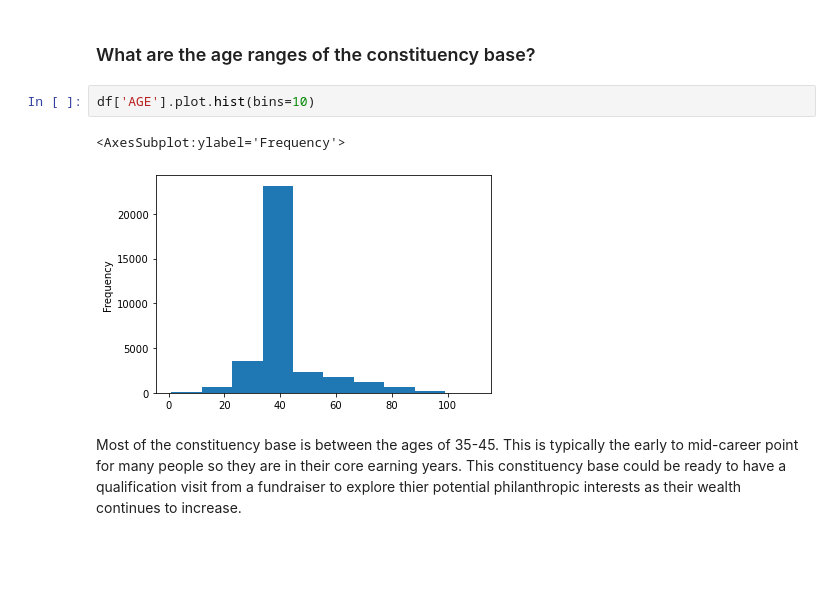
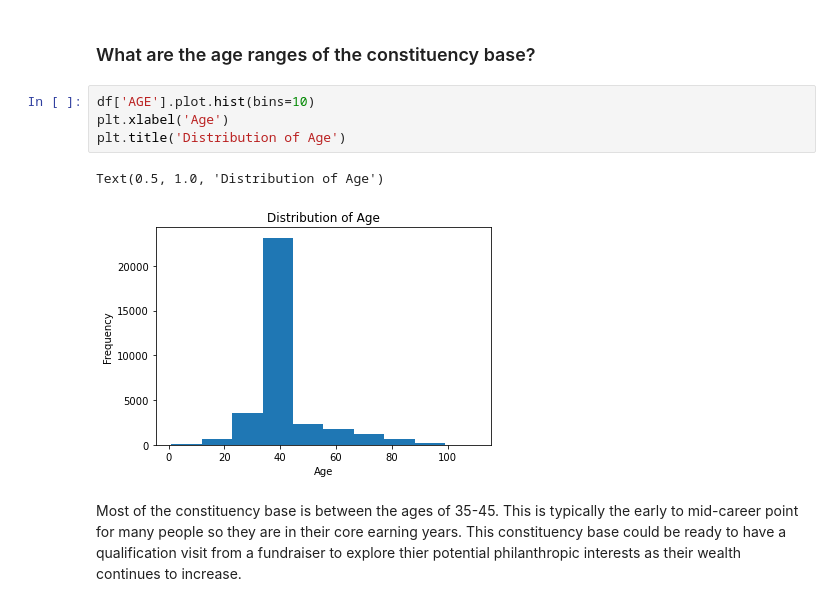
Before and after one commit to ngockle/Projects, a Jupyter notebook: Donors Models/Predictive Modeling - Donors.ipynb, the cells around one changed output. Cells and saved outputs as stored; diff of their text form; blank space fills up the shorter version.

```diff
--- a/Donors Models/Predictive Modeling - Donors.ipynb
+++ b/Donors Models/Predictive Modeling - Donors.ipynb
@@ -456,9 +447,11 @@ Name: CurrYrDonor, dtype: int64
 ### What are the age ranges of the constituency base?
 # %%
 df['AGE'].plot.hist(bins=10)
+plt.xlabel('Age')
+plt.title('Distribution of Age')
 # %% [output]
-<AxesSubplot:ylabel='Frequency'>
+Text(0.5, 1.0, 'Distribution of Age')
-[figure, old version]
+[figure, new version]
 # %% [markdown]
 Most of the constituency base is between the ages of 35-45. This is typically the early to mid-career point for many people so they are in their core earning years. This constituency base could be ready to have a qualification visit from a fundraiser to explore thier potential philanthropic interests as their wealth continues to increase.
 # %% [markdown]
```
Also changed, not shown: parts of 27 cells of this notebook.
